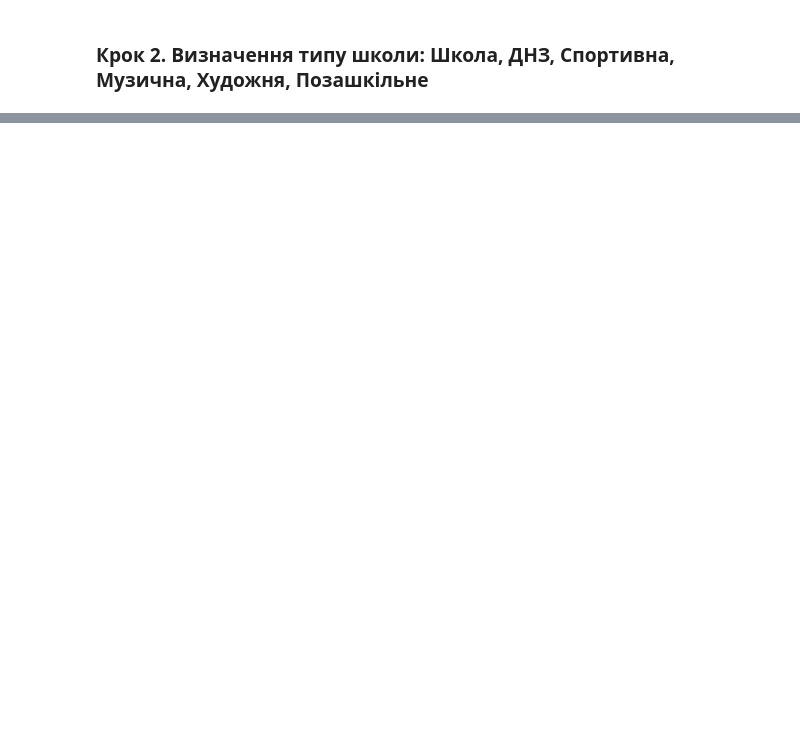
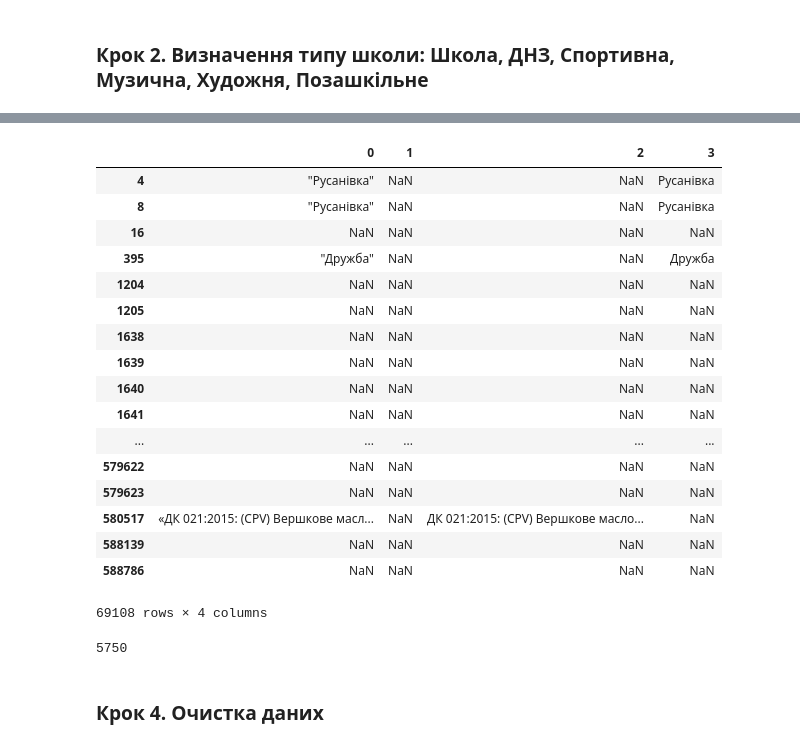
Before and after one commit to deaflynx/school-procurements, a Jupyter notebook: data_preparation.ipynb, the cells around one changed output, grey strips where cells are left out. Saved outputs shown, nothing was run; the diff lists cells and outputs as text; code cells hidden in the pictures; blank space fills up the shorter version.

Commit message:
Оновлена версія від 8 січня
Для коректної роботи треба ще завантажити 'school_names.csv' (перед "Крок 5")

```diff
--- a/data_preparation.ipynb
+++ b/data_preparation.ipynb
@@ -245,5 +95,0 @@ df_filtered['number'] = np.where(df_filtered['number'].isnull(),
-# %%
-df_filtered['number'] = np.where(df_filtered['number'].isnull(),
-                                               df_filtered['Организатор'].str.extract(reg_quotes,
-                                                                                 expand = False),
-                                               df_filtered['number'])
@@ -376,0 +185,8 @@ def cities_organ():
+# %%
+### Прибирання "позашкільних закладів"
+
+df_filtered = df_filtered[~df_filtered['ОписаниеТендера'].str.contains('|'.join(filter_poza), case = False, na = False)]
+df_filtered = df_filtered[~df_filtered['Тендер'].str.contains('|'.join(filter_poza), case = False, na = False)]
+df_filtered = df_filtered[~df_filtered['ОписаниеТендера'].str.contains('|'.join(filter_poza), case = False, na = False)]
+df_filtered = df_filtered[~df_filtered['Лот'].str.contains('|'.join(filter_poza), case = False, na = False)]
+print("Всього закупівель:", df_filtered.shape[0])
@@ -376,0 +220,3 @@ def cities_organ():
+# %%
+reg_quotes = """["'«](.*?)["'»]{1}?""" #старий варіант. витягує текст в лапках трьох видів
+reg_quotes_update = """((['](.*?)[']{1}?)|([«](.*?)[»]{1}?)|(["](.*?)["]{1}?))"""
@@ -376,0 +244,24 @@ def cities_organ():
+# %%
+# ВЛАСНА НАЗВА
+# *** ПІДТЯГУЄ ЗАБАГАТО СМІТТЯ, ТОМУ НАЗВИ В ЛАПКАХ ШУКАЮТЬСЯ ТІЛЬКИ В КОЛОНЦІ "Организатор"
+# ***  МОЖНА ВЗЯТИ ПЕРЕЛІК ЗАКЛАДІВ ВІД МОН І ЗРОБИТИ СПИСОК НАЗВ ЗАКЛАДІВ. ДАЛІ ФІЛЬТРУВАТИ ЗА ЦИМ СПИСКОМ ВЖЕ
+
+df_filtered_temp = df_filtered.copy() #створюю резервну базу, де вже алгоритм визначив номери. зручно для тестування
+
+df_filtered_temp['number'] = np.where(df_filtered_temp['number'].isnull(),
+                                               df_filtered_temp['Тендер'].str.extract(reg_quotes_update,
+                                                                                 expand = False),
+                                      df_filtered_temp['number'])
+
+df_filtered_temp['number'] = np.where(df_filtered_temp['number'].isnull(),
+                                               df_filtered_temp['Организатор'].str.extract(reg_quotes_update,
+                                                                                         expand = False),
+                                               df_filtered['number'])
+df_filtered_temp['number'] = np.where(df_filtered_temp['number'].isnull(),
+                                               df_filtered_temp['Лот'].str.extract(reg_quotes_update,
+                                                                                         expand = False),
+                                               df_filtered_temp['number'])
+df_filtered_temp['number'] = np.where(df_filtered_temp['number'].isnull(),
+                                               df_filtered_temp['ОписаниеТендера'].str.extract(reg_quotes_update,
+                                                                                         expand = False),
+                                               df_filtered_temp['number'])
@@ -376,0 +272,30 @@ def cities_organ():
+# %%
+""" ПОКАЗУЄ, ЗА ЯКИМИ СЛОВАМИ СПРАЦЬОВУЄ РЕГУЛЯРНИЙ ВИРАЗ """
+
+df_filtered_temp['Тендер'].str.extract(reg_quotes_update, expand = False)
+# %% [output]
+|  | 0 | 1 | 2 | 3 |
+| 4 | "Русанівка" | NaN | NaN | Русанівка |
+| 8 | "Русанівка" | NaN | NaN | Русанівка |
+| 16 | NaN | NaN | NaN | NaN |
+| 395 | "Дружба" | NaN | NaN | Дружба |
+| 1204 | NaN | NaN | NaN | NaN |
+| 1205 | NaN | NaN | NaN | NaN |
+| 1638 | NaN | NaN | NaN | NaN |
+| 1639 | NaN | NaN | NaN | NaN |
+| 1640 | NaN | NaN | NaN | NaN |
+| 1641 | NaN | NaN | NaN | NaN |
+| ... | ... | ... | ... | ... |
+| 579622 | NaN | NaN | NaN | NaN |
+| 579623 | NaN | NaN | NaN | NaN |
+| 580517 | «ДК 021:2015: (CPV) Вершкове масл... | NaN | ДК 021:2015: (CPV) Вершкове масло... | NaN |
+| 588139 | NaN | NaN | NaN | NaN |
+| 588786 | NaN | NaN | NaN | NaN |
+69108 rows × 4 columns
+# %%
+# КІЛЬКІСТЬ ЗАКУПІВЕЛЬ БЕЗ НОМЕРУ ЧИ НАЗВИ
+len(df_filtered[df_filtered.number.isnull()])
+# %% [output]
+5750
+# %% [markdown]
+### Крок 4. Очистка даних
```
Also changed, not shown: parts of 46 cells of this notebook.
